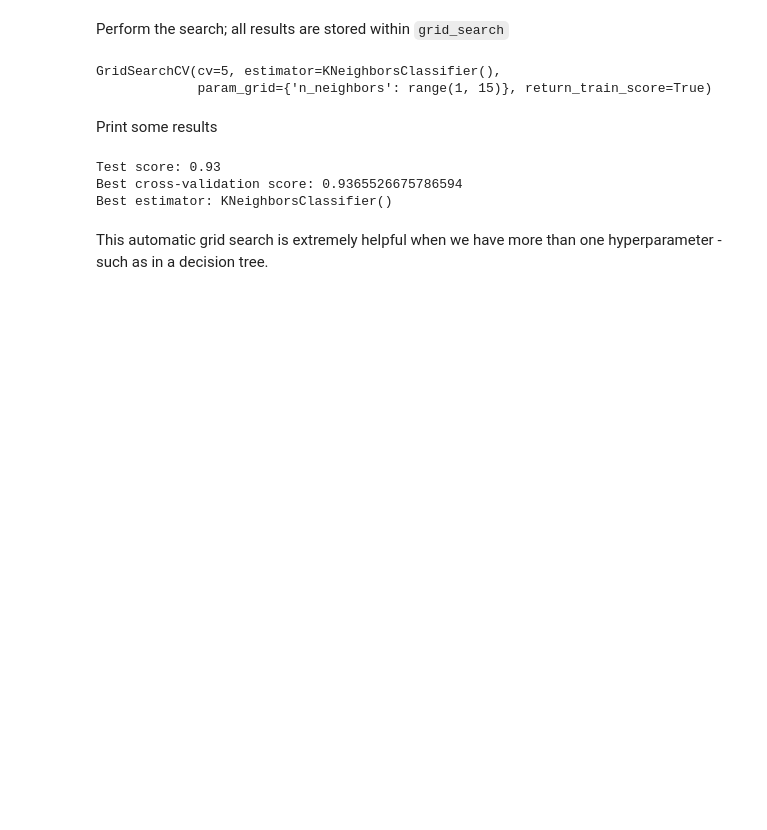
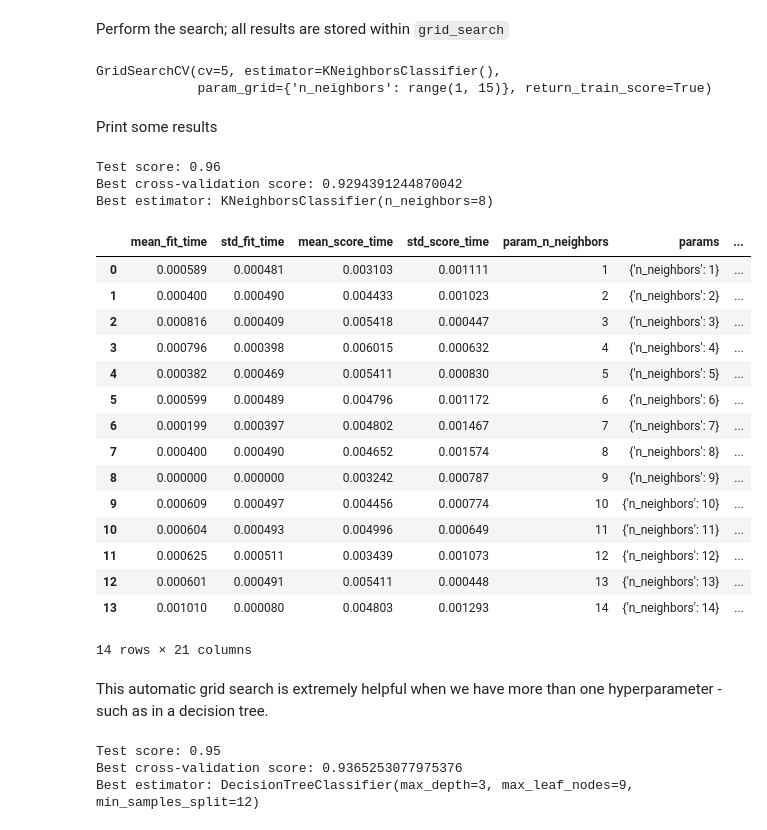
Before and after one commit to RBrooksDK/MAL1, a Jupyter notebook: 06 Validation methods and performance metrics/Validation methods.ipynb, the cells around one changed output. Drawn from its saved outputs; the diff is of its cells as text; code cells hidden in the pictures; blank space fills up the shorter version.

```diff
--- a/06 Validation methods and performance metrics/Validation methods.ipynb
+++ b/06 Validation methods and performance metrics/Validation methods.ipynb
@@ -96,17 +108,20 @@ from sklearn.model_selection import GridSearchCV
 # Fix the parameter space
 parameters = {'n_neighbors': range(1,15)}
 grid_search = GridSearchCV(KNeighborsClassifier(),
-                           parameters, cv = 5, return_train_score = True)
-
+                           parameters, cv=5,
+                           return_train_score=True)
 # To do leave-one-out cross-validation instead, uncomment the following:
 ### from sklearn.model_selection import LeaveOneOut
 ### loo = LeaveOneOut()
-### grid_search = GridSearchCV(KNeighborsClassifier(), parameters, cv=loo, return_train_score=True)
+### grid_search = GridSearchCV(KNeighborsClassifier(),
+###    parameters, cv=loo, return_train_score=True)
 # %% [markdown]
 Divide the data into training data and test data (no validation data!)
 # %%
 # Divide into train and test
-X_train, X_test, y_train, y_test = train_test_split(cancer.data, cancer.target, stratify = cancer.target, random_state = 42)
+X_train, X_test, y_train, y_test = train_test_split(cancer.data,
+                                                    cancer.target,
+                                                    random_state=42)
 # %% [markdown]
 Perform the search; all results are stored within `grid_search`
 # %%
@@ -121,8 +136,27 @@ print("Test score: {:.2f}".format(grid_search.score(X_test, y_test)))
 print("Best cross-validation score: {}".format(grid_search.best_score_))
 print("Best estimator: {}".format(grid_search.best_estimator_))
 # %% [output]
-Test score: 0.93
-Best cross-validation score: 0.9365526675786594
-Best estimator: KNeighborsClassifier()
+Test score: 0.96
+Best cross-validation score: 0.9294391244870042
+Best estimator: KNeighborsClassifier(n_neighbors=8)
+# %%
+pd.DataFrame(grid_search.cv_results_)
+# %% [output]
+|  | mean_fit_time | std_fit_time | mean_score_time | std_score_time | param_n_neighbors | params | ... |
+| 0 | 0.000589 | 0.000481 | 0.003103 | 0.001111 | 1 | {'n_neighbors': 1} | ... |
+| 1 | 0.000400 | 0.000490 | 0.004433 | 0.001023 | 2 | {'n_neighbors': 2} | ... |
+| 2 | 0.000816 | 0.000409 | 0.005418 | 0.000447 | 3 | {'n_neighbors': 3} | ... |
+| 3 | 0.000796 | 0.000398 | 0.006015 | 0.000632 | 4 | {'n_neighbors': 4} | ... |
+| 4 | 0.000382 | 0.000469 | 0.005411 | 0.000830 | 5 | {'n_neighbors': 5} | ... |
+| 5 | 0.000599 | 0.000489 | 0.004796 | 0.001172 | 6 | {'n_neighbors': 6} | ... |
+| 6 | 0.000199 | 0.000397 | 0.004802 | 0.001467 | 7 | {'n_neighbors': 7} | ... |
+| 7 | 0.000400 | 0.000490 | 0.004652 | 0.001574 | 8 | {'n_neighbors': 8} | ... |
+| 8 | 0.000000 | 0.000000 | 0.003242 | 0.000787 | 9 | {'n_neighbors': 9} | ... |
+| 9 | 0.000609 | 0.000497 | 0.004456 | 0.000774 | 10 | {'n_neighbors': 10} | ... |
+| 10 | 0.000604 | 0.000493 | 0.004996 | 0.000649 | 11 | {'n_neighbors': 11} | ... |
+| 11 | 0.000625 | 0.000511 | 0.003439 | 0.001073 | 12 | {'n_neighbors': 12} | ... |
+| 12 | 0.000601 | 0.000491 | 0.005411 | 0.000448 | 13 | {'n_neighbors': 13} | ... |
+| 13 | 0.001010 | 0.000080 | 0.004803 | 0.001293 | 14 | {'n_neighbors': 14} | ... |
+14 rows × 21 columns
 # %% [markdown]
 This automatic grid search is extremely helpful when we have more than one hyperparameter - such as in a decision tree.
@@ -130,0 +163,17 @@ from sklearn.tree import DecisionTreeClassifier
+# %%
+from sklearn.tree import DecisionTreeClassifier
+parameters = {'max_depth': range(1,10),
+              'max_leaf_nodes': range(2,10),
+              'min_samples_split': range(2,20)}
+grid_search = GridSearchCV(DecisionTreeClassifier(),
+                           parameters, cv=5, return_train_score=True)
+X_train, X_test, y_train, y_test = train_test_split(
+    cancer.data, cancer.target, random_state=42)
+grid_search.fit(X_train, y_train)
+print("Test score: {:.2f}".format(grid_search.score(X_test, y_test)))
+print("Best cross-validation score: {}".format(grid_search.best_score_))
+print("Best estimator: {}".format(grid_search.best_estimator_))
+# %% [output]
+Test score: 0.95
+Best cross-validation score: 0.9365253077975376
+Best estimator: DecisionTreeClassifier(max_depth=3, max_leaf_nodes=9, min_samples_split=12)
```
Also changed, not shown: parts of 5 cells of this notebook, 2 other files.
